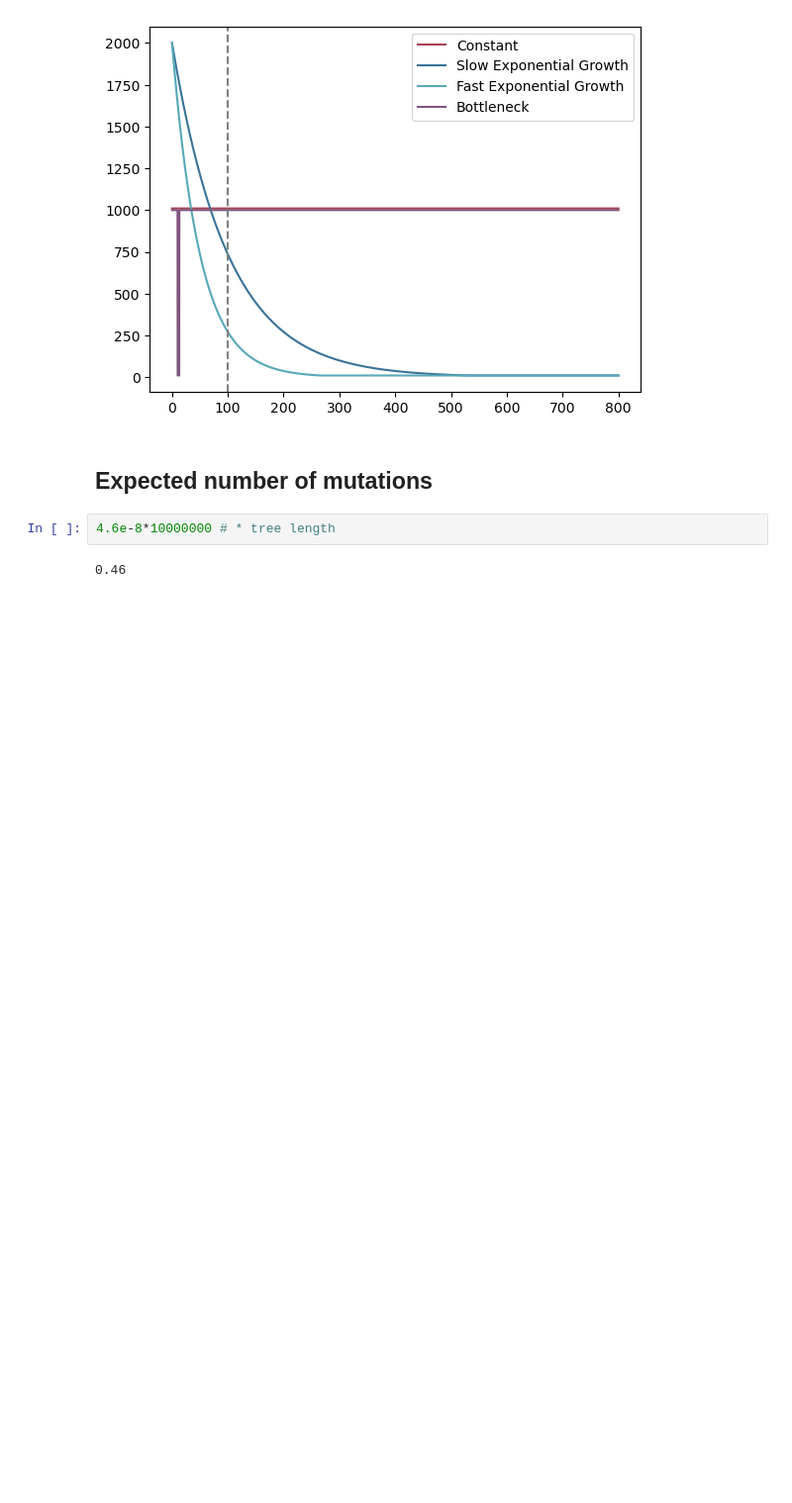
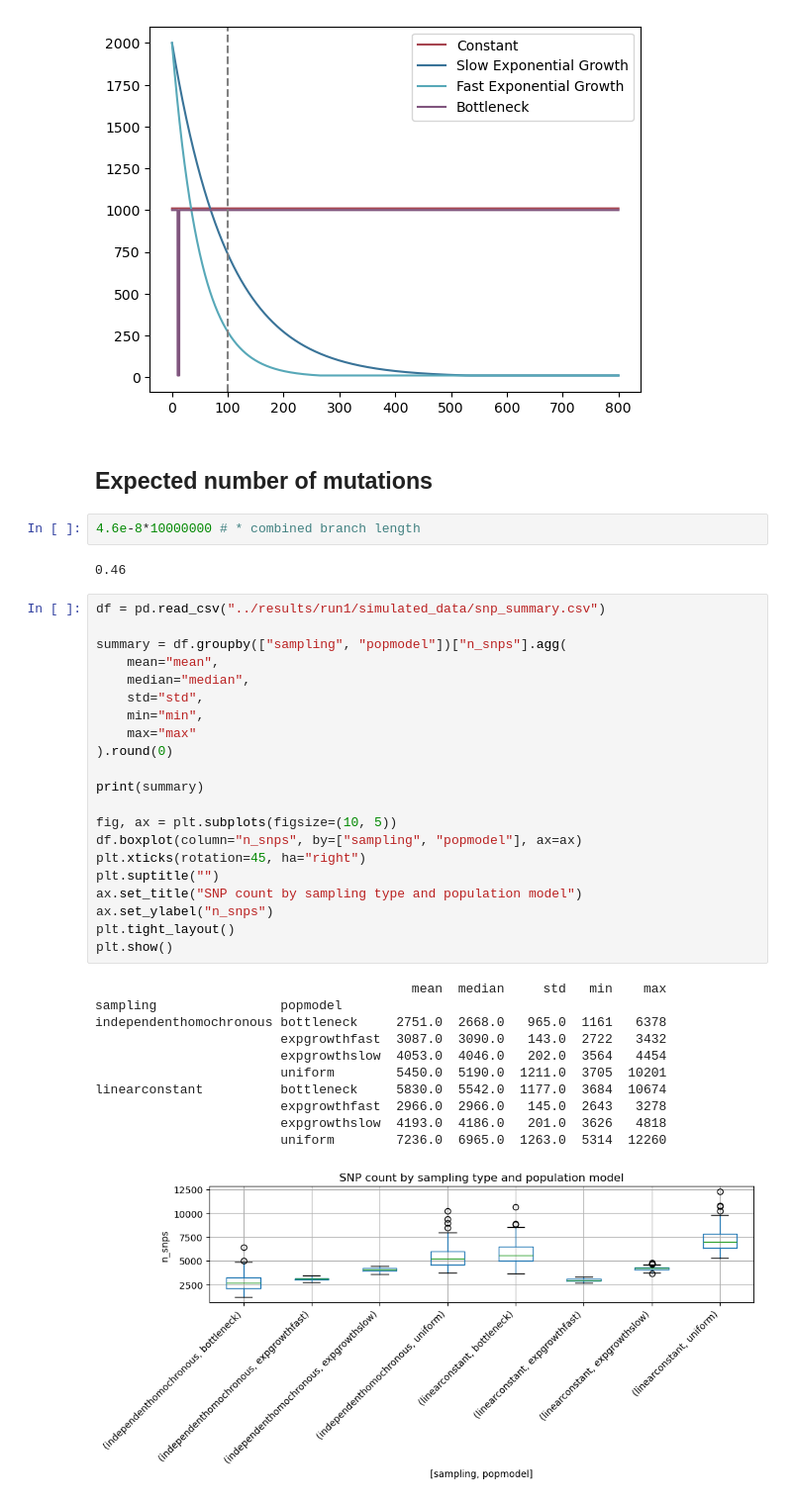
Before and after one commit to marie3003/BESP_paper-analyses, a Jupyter notebook: workflows/population_models.ipynb, the cells around one changed output. Shown at 99% size. Drawn from its saved outputs; the diff is of its cells as text; blank space fills up the shorter version.

```diff
--- a/workflows/population_models.ipynb
+++ b/workflows/population_models.ipynb
@@ -44,6 +45,39 @@ plt.legend()
 # %% [markdown]
 ## Expected number of mutations
 # %%
-4.6e-8*10000000 # * tree length
+4.6e-8*10000000 # * combined branch length
 # %% [output]
 0.46
+# %%
+df = pd.read_csv("../results/run1/simulated_data/snp_summary.csv")
+
+summary = df.groupby(["sampling", "popmodel"])["n_snps"].agg(
+    mean="mean",
+    median="median",
+    std="std",
+    min="min",
+    max="max"
+).round(0)
+
+print(summary)
+
+fig, ax = plt.subplots(figsize=(10, 5))
+df.boxplot(column="n_snps", by=["sampling", "popmodel"], ax=ax)
+plt.xticks(rotation=45, ha="right")
+plt.suptitle("")
+ax.set_title("SNP count by sampling type and population model")
+ax.set_ylabel("n_snps")
+plt.tight_layout()
+plt.show()
+# %% [output]
+                                         mean  median     std   min    max
+sampling                popmodel
+independenthomochronous bottleneck     2751.0  2668.0   965.0  1161   6378
+                        expgrowthfast  3087.0  3090.0   143.0  2722   3432
+                        expgrowthslow  4053.0  4046.0   202.0  3564   4454
+                        uniform        5450.0  5190.0  1211.0  3705  10201
+linearconstant          bottleneck     5830.0  5542.0  1177.0  3684  10674
+                        expgrowthfast  2966.0  2966.0   145.0  2643   3278
+                        expgrowthslow  4193.0  4186.0   201.0  3626   4818
+                        uniform        7236.0  6965.0  1263.0  5314  12260
+[figure, added]
```
Also changed, not shown: parts of 3 cells of this notebook, 2 other files.
